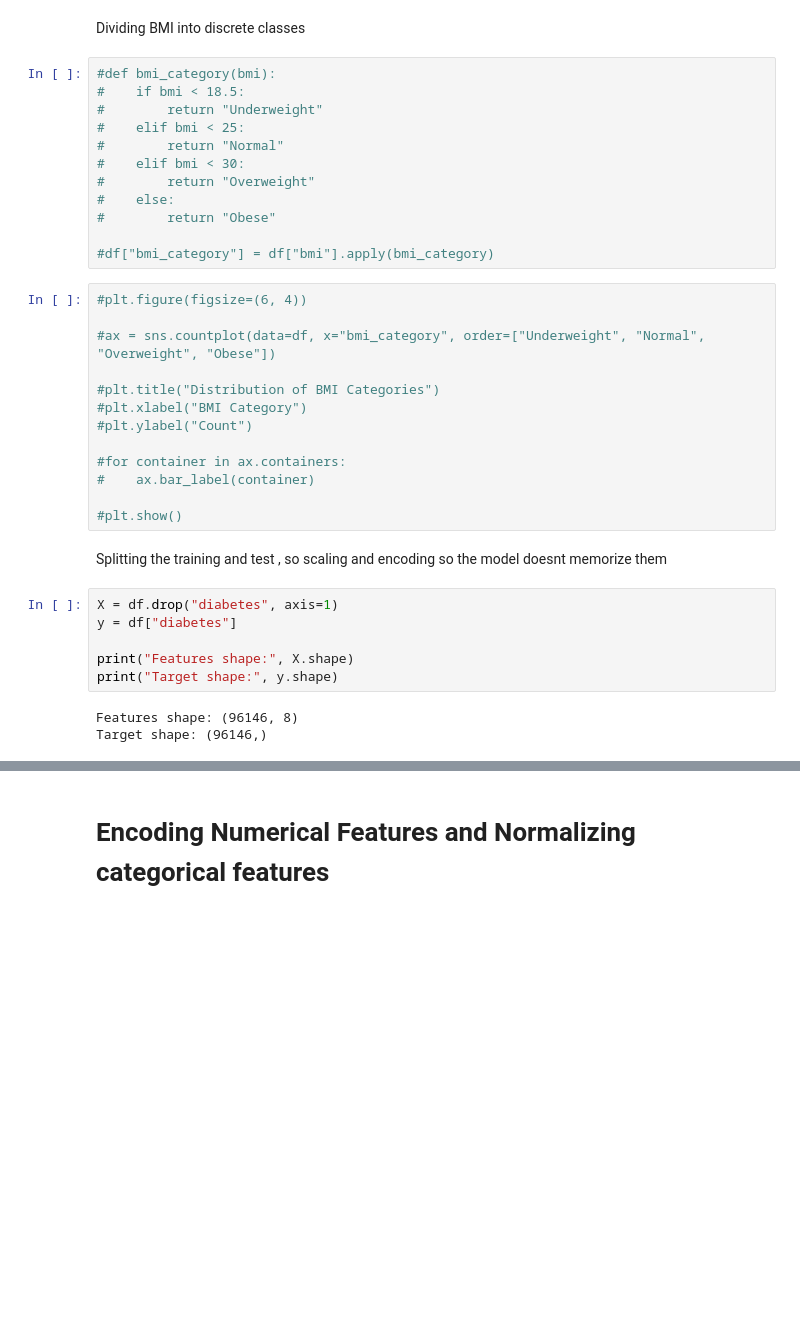
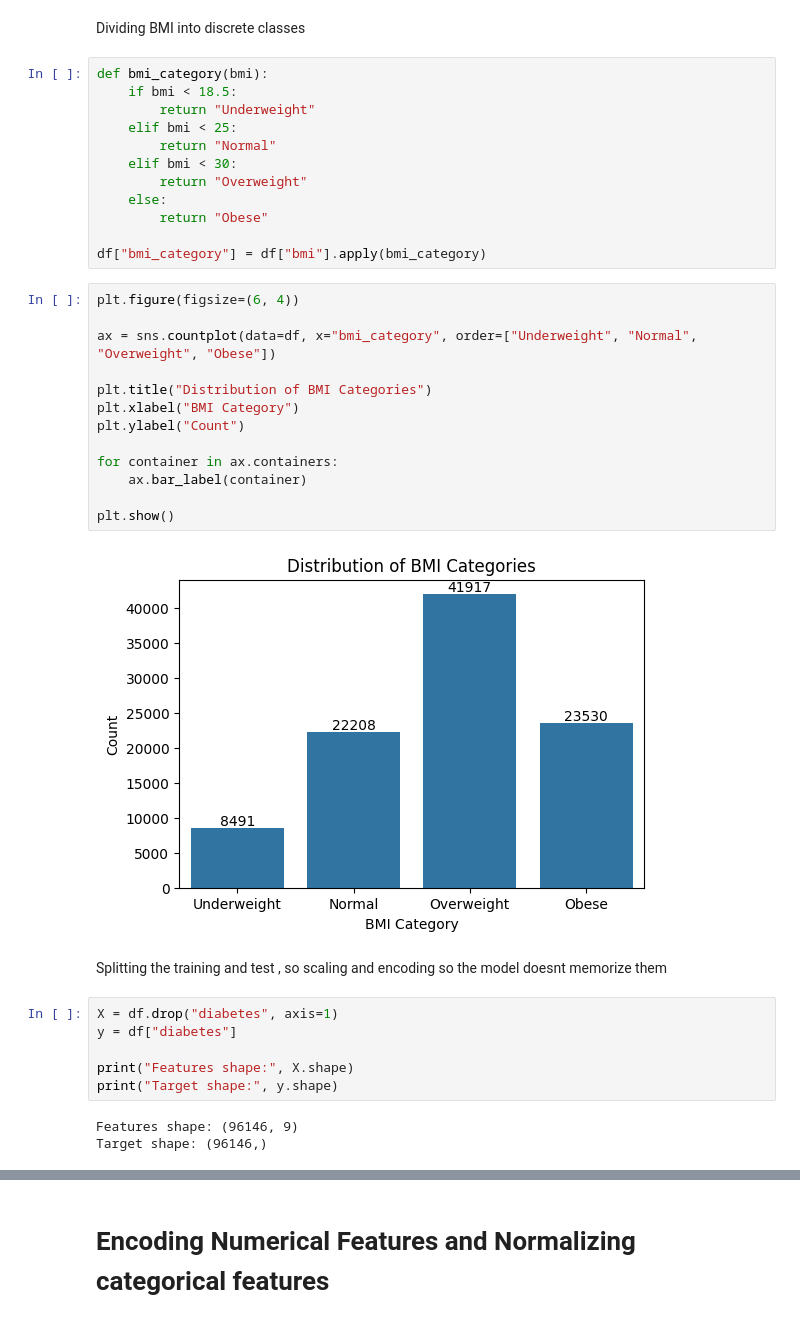
Before and after one commit to mohamedelziat50/Diabetes-Disease-Classification-MIU, a Jupyter notebook: Diabetes_Classification.ipynb, the cells around one changed output, grey strips where cells are left out. Saved outputs shown, nothing was run; the diff lists cells and outputs as text; blank space fills up the shorter version.

Commit message:
Added heatmap SMOTE Discretized the BMI ( but commented out) Encoding categorical features (One Hot) and Normalizing numerical ones

```diff
--- a/Diabetes_Classification.ipynb
+++ b/Diabetes_Classification.ipynb
@@ -463,30 +463,32 @@ visualize_diagram("Boxplot")
 # %% [markdown]
 Dividing BMI into discrete classes
 # %%
-#def bmi_category(bmi):
-#    if bmi < 18.5:
-#        return "Underweight"
-#    elif bmi < 25:
-#        return "Normal"
-#    elif bmi < 30:
-#        return "Overweight"
-#    else:
-#        return "Obese"
+def bmi_category(bmi):
+    if bmi < 18.5:
+        return "Underweight"
+    elif bmi < 25:
+        return "Normal"
+    elif bmi < 30:
+        return "Overweight"
+    else:
+        return "Obese"
 
-#df["bmi_category"] = df["bmi"].apply(bmi_category)
+df["bmi_category"] = df["bmi"].apply(bmi_category)
 # %%
-#plt.figure(figsize=(6, 4))
+plt.figure(figsize=(6, 4))
 
-#ax = sns.countplot(data=df, x="bmi_category", order=["Underweight", "Normal", "Overweight", "Obese"])
+ax = sns.countplot(data=df, x="bmi_category", order=["Underweight", "Normal", "Overweight", "Obese"])
 
-#plt.title("Distribution of BMI Categories")
-#plt.xlabel("BMI Category")
-#plt.ylabel("Count")
+plt.title("Distribution of BMI Categories")
+plt.xlabel("BMI Category")
+plt.ylabel("Count")
 
-#for container in ax.containers:
-#    ax.bar_label(container)
+for container in ax.containers:
+    ax.bar_label(container)
 
-#plt.show()
+plt.show()
+# %% [output]
+[figure, added]
 # %% [markdown]
 Splitting the training and test , so scaling and encoding so the model doesnt memorize them
 # %%
@@ -496,7 +498,7 @@ y = df["diabetes"]
 print("Features shape:", X.shape)
 print("Target shape:", y.shape)
 # %% [output]
-Features shape: (96146, 8)
+Features shape: (96146, 9)
 Target shape: (96146,)
 # %%
 # First split: 70% training, 30% temporary
```
Also changed, not shown: parts of 6 cells of this notebook.
